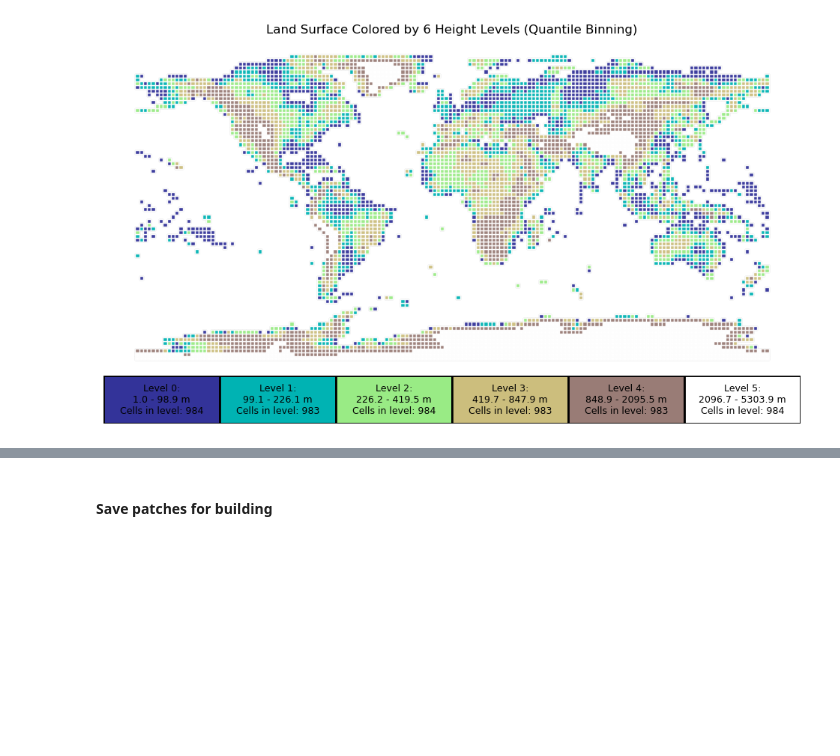
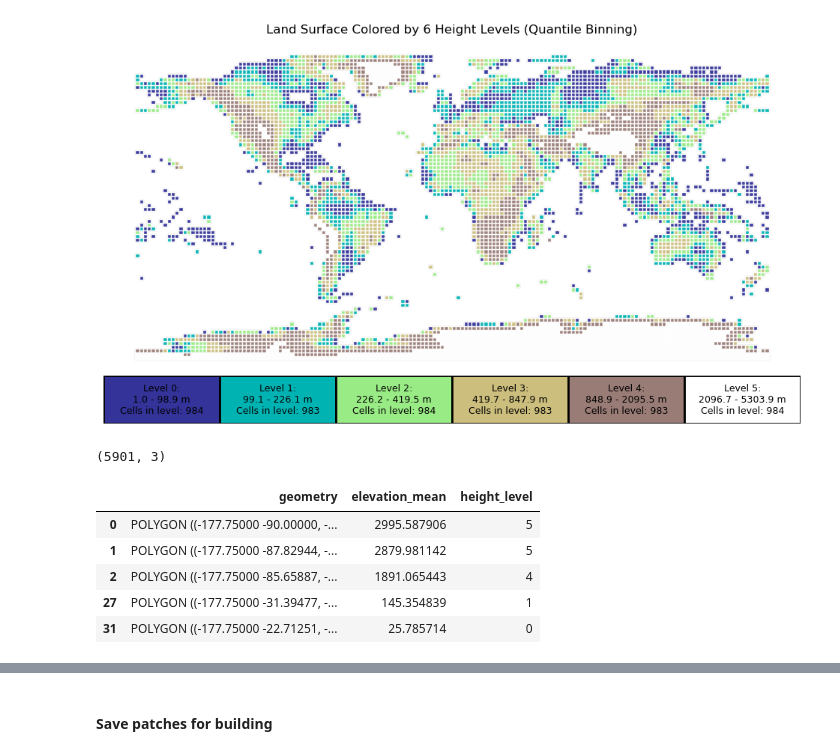
Before and after one commit to sralter/lego_world_map, a Jupyter notebook: lego_world_map.ipynb, the cells around one changed output, grey strips where cells are left out. Drawn from its saved outputs; the diff is of its cells as text; code cells hidden in the pictures; blank space fills up the shorter version.

Commit message:
work on elevation map - this is a lot trickier

```diff
--- a/lego_world_map.ipynb
+++ b/lego_world_map.ipynb
@@ -673,3 +673,14 @@ plt.savefig(f'figures/elevation_with_{n_levels}.png', bbox_inches='tight')
 plt.show()
 # %% [output]
 [figure]
+# %%
+print(gdf_land.shape)
+gdf_land.head()
+# %% [output]
+(5901, 3)
+|  | geometry | elevation_mean | height_level |
+| 0 | POLYGON ((-177.75000 -90.00000, -... | 2995.587906 | 5 |
+| 1 | POLYGON ((-177.75000 -87.82944, -... | 2879.981142 | 5 |
+| 2 | POLYGON ((-177.75000 -85.65887, -... | 1891.065443 | 4 |
+| 27 | POLYGON ((-177.75000 -31.39477, -... | 145.354839 | 1 |
+| 31 | POLYGON ((-177.75000 -22.71251, -... | 25.785714 | 0 |
```
Also changed, not shown: parts of 2 cells of this notebook, 6 other files.
